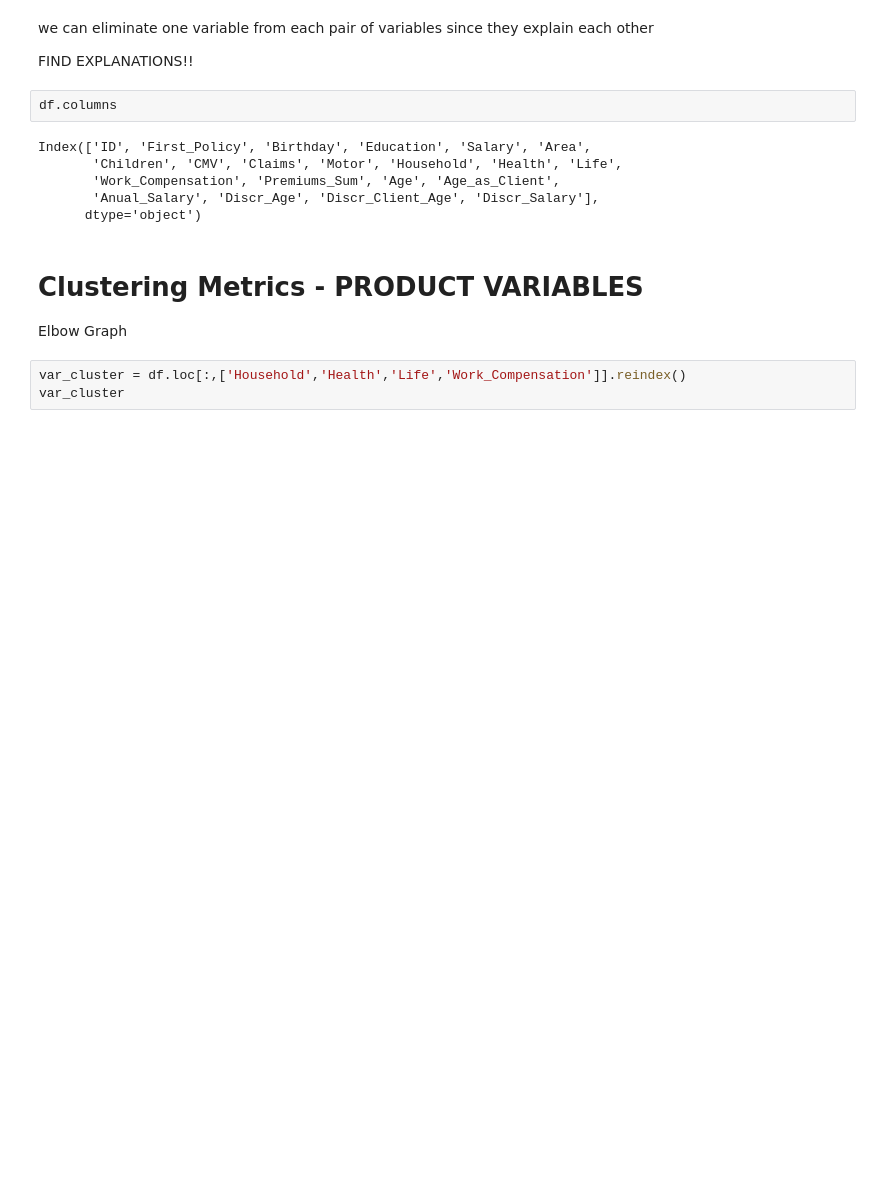
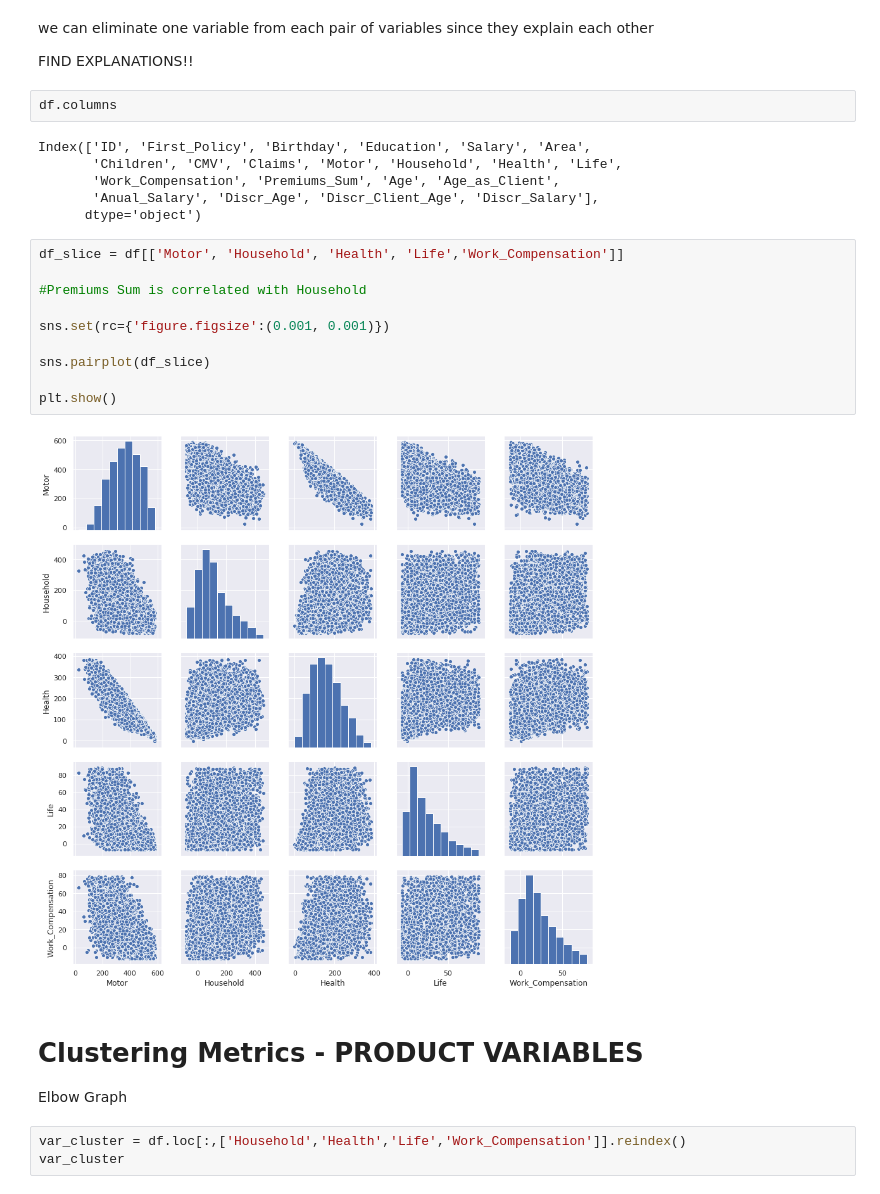
Before and after one commit to CatPalha/DataMiningProject, a Jupyter notebook: Structured version.ipynb, the cells around one changed output. Drawn from its saved outputs; the diff is of its cells as text; blank space fills up the shorter version.

```diff
--- a/Structured version.ipynb
+++ b/Structured version.ipynb
@@ -1091,6 +1139,18 @@ Index(['ID', 'First_Policy', 'Birthday', 'Education', 'Salary', 'Area',
        'Work_Compensation', 'Premiums_Sum', 'Age', 'Age_as_Client',
        'Anual_Salary', 'Discr_Age', 'Discr_Client_Age', 'Discr_Salary'],
       dtype='object')
+# %%
+df_slice = df[['Motor', 'Household', 'Health', 'Life','Work_Compensation']]
+
+#Premiums Sum is correlated with Household
+
+sns.set(rc={'figure.figsize':(0.001, 0.001)})
+
+sns.pairplot(df_slice)
+
+plt.show()
+# %% [output]
+[figure, added]
 # %% [markdown]
 # Clustering Metrics - PRODUCT VARIABLES
 Elbow Graph
```
Also changed, not shown: parts of 32 cells of this notebook.
